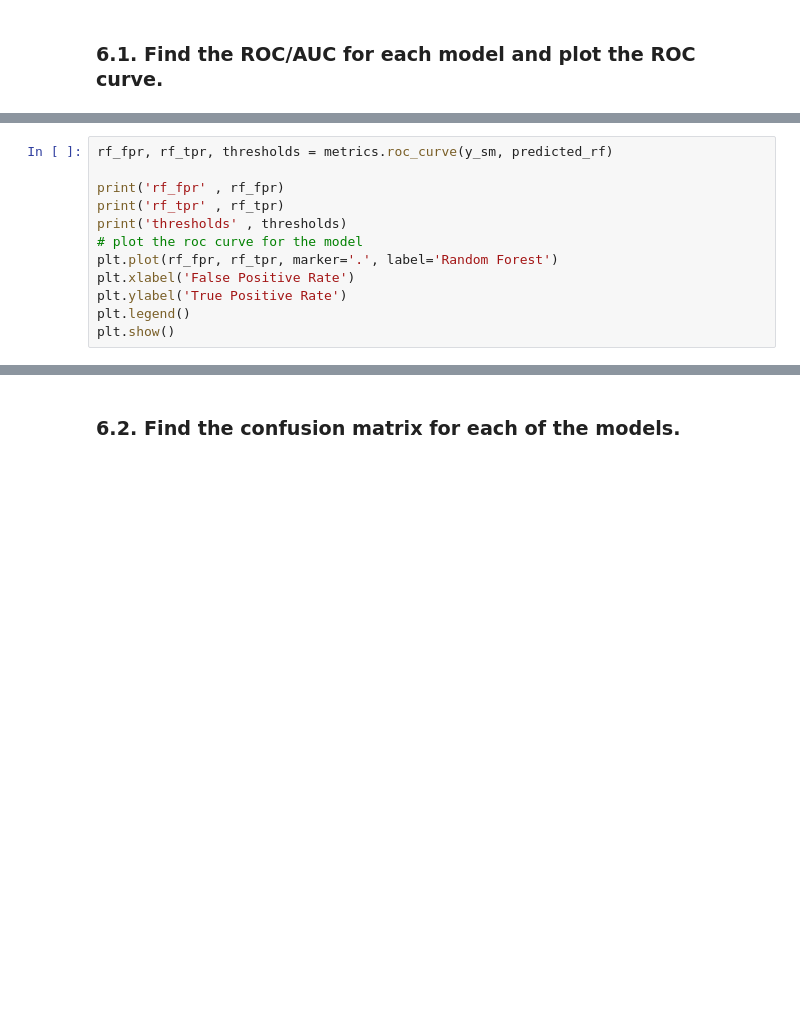
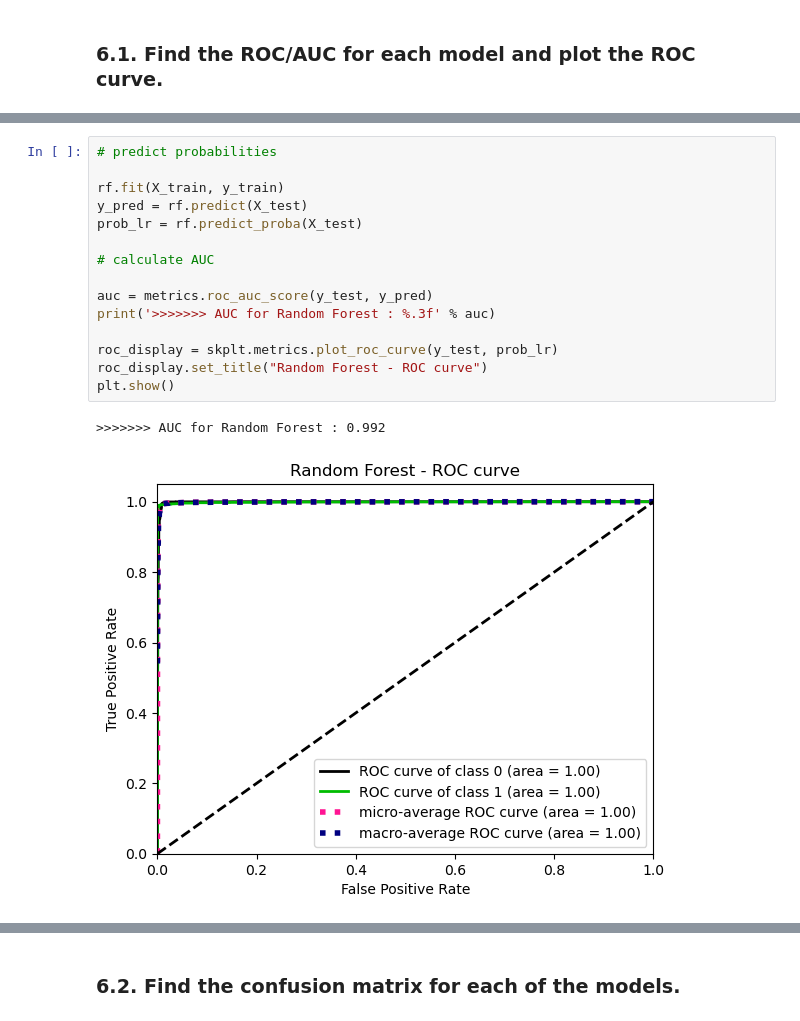
Before and after one commit to senthilkumarashok/MachineLearning, a Jupyter notebook: employee_turnover_analytics.ipynb, the cells around one changed output, grey strips where cells are left out. Drawn from its saved outputs; the diff is of its cells as text; blank space fills up the shorter version.

```diff
--- a/employee_turnover_analytics.ipynb
+++ b/employee_turnover_analytics.ipynb
@@ -373,12 +383,18 @@ plt.show()
 # %%
-rf_fpr, rf_tpr, thresholds = metrics.roc_curve(y_sm, predicted_rf)
+# predict probabilities
 
-print('rf_fpr' , rf_fpr)
-print('rf_tpr' , rf_tpr)
-print('thresholds' , thresholds)
-# plot the roc curve for the model
-plt.plot(rf_fpr, rf_tpr, marker='.', label='Random Forest')
-plt.xlabel('False Positive Rate')
-plt.ylabel('True Positive Rate')
-plt.legend()
+rf.fit(X_train, y_train)
+y_pred = rf.predict(X_test)
+prob_lr = rf.predict_proba(X_test)
+
+# calculate AUC
+
+auc = metrics.roc_auc_score(y_test, y_pred)
+print('>>>>>>> AUC for Random Forest : %.3f' % auc)
+
+roc_display = skplt.metrics.plot_roc_curve(y_test, prob_lr)
+roc_display.set_title("Random Forest - ROC curve")
 plt.show()
+# %% [output]
+>>>>>>> AUC for Random Forest : 0.992
+[figure, added]
```
Also changed, not shown: parts of 14 cells of this notebook.
